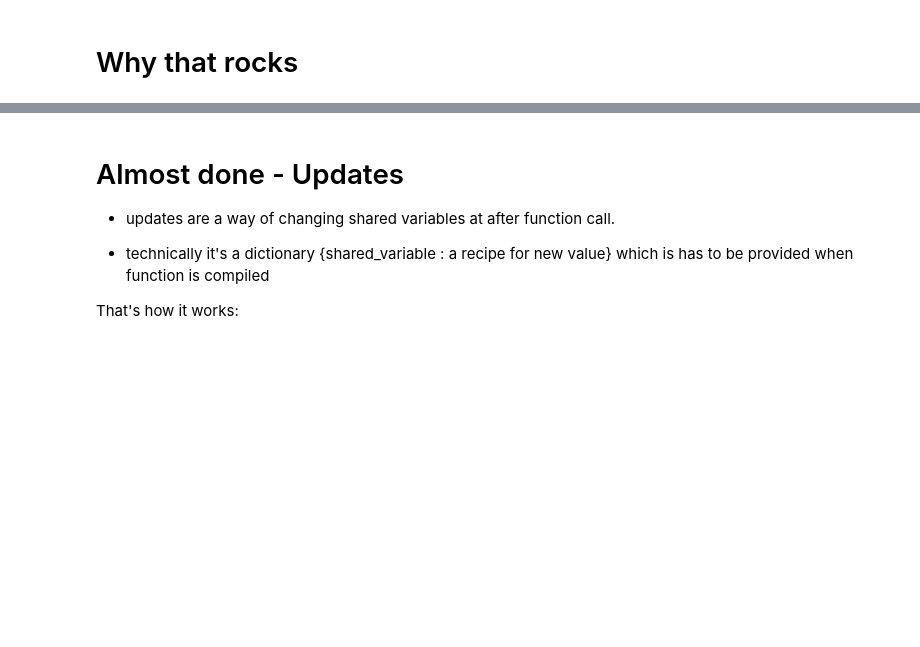
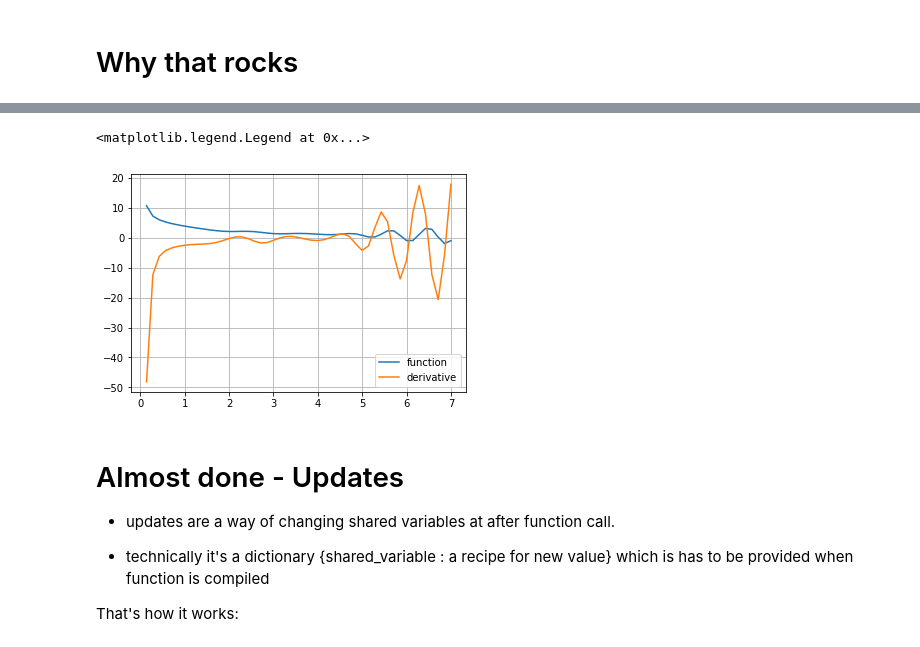
Before and after one commit to mohakala/CSC_deeplearning_study, a Jupyter notebook: day0_pm/Seminar1-theano-and-shallowNN-en.ipynb, the cells around one changed output, grey strips where cells are left out. Drawn from its saved outputs; the diff is of its cells as text; code cells hidden in the pictures; blank space fills up the shorter version.

```diff
--- a/day0_pm/Seminar1-theano-and-shallowNN-en.ipynb
+++ b/day0_pm/Seminar1-theano-and-shallowNN-en.ipynb
@@ -365,7 +368,6 @@ plt.legend()
 # %% [markdown]
 # Why that rocks
 # %%
-
 my_vector = T.vector('float64')
 
 #Compute the gradient of the next weird function over my_scalar and my_vector
@@ -373,9 +375,8 @@ my_vector = T.vector('float64')
 
 weird_psychotic_function = ((my_vector+my_scalar)**(1+T.var(my_vector)) +1./T.arcsinh(my_scalar)).mean()/(my_scalar**2 +1) + 0.01*T.sin(2*my_scalar**1.5)*(T.sum(my_vector)* my_scalar**2)*T.exp((my_scalar-4)**2)/(1+T.exp((my_scalar-4)**2))*(1.-(T.exp(-(my_scalar-4)**2))/(1+T.exp(-(my_scalar-4)**2)))**2
 
+der_by_scalar = T.grad(weird_psychotic_function, my_scalar)
+der_by_vector = T.grad(weird_psychotic_function, my_vector)
 
-der_by_scalar,der_by_vector = <student.compute_grad_over_scalar_and_vector()>
-
-
-compute_weird_function = theano.function([my_scalar,my_vector],weird_psychotic_function)
-compute_der_by_scalar = theano.function([my_scalar,my_vector],der_by_scalar)
+compute_weird_function = theano.function([my_scalar,my_vector], weird_psychotic_function)
+compute_der_by_scalar = theano.function([my_scalar, my_vector], der_by_scalar)
@@ -384,14 +383,18 @@ SyntaxError: invalid syntax (<ipython-input-60-2a391aa39886>, line 10)
 # %%
 #Plotting your derivative
 vector_0 = [1,2,3]
 
 scalar_space = np.linspace(0,7)
+y = [compute_weird_function(x, vector_0) for x in scalar_space]
 
-y = [compute_weird_function(x,vector_0) for x in scalar_space]
-plt.plot(scalar_space,y,label='function')
+plt.plot(scalar_space, y, label='function')
 y_der_by_scalar = [compute_der_by_scalar(x,vector_0) for x in scalar_space]
 plt.plot(scalar_space,y_der_by_scalar,label='derivative')
-plt.grid();plt.legend()
+plt.grid()
+plt.legend()
+# %% [output]
+<matplotlib.legend.Legend at 0x...>
+[figure, added]
 # %% [markdown]
 # Almost done - Updates
 
```
Also changed, not shown: parts of 19 cells of this notebook, 1 other file.
